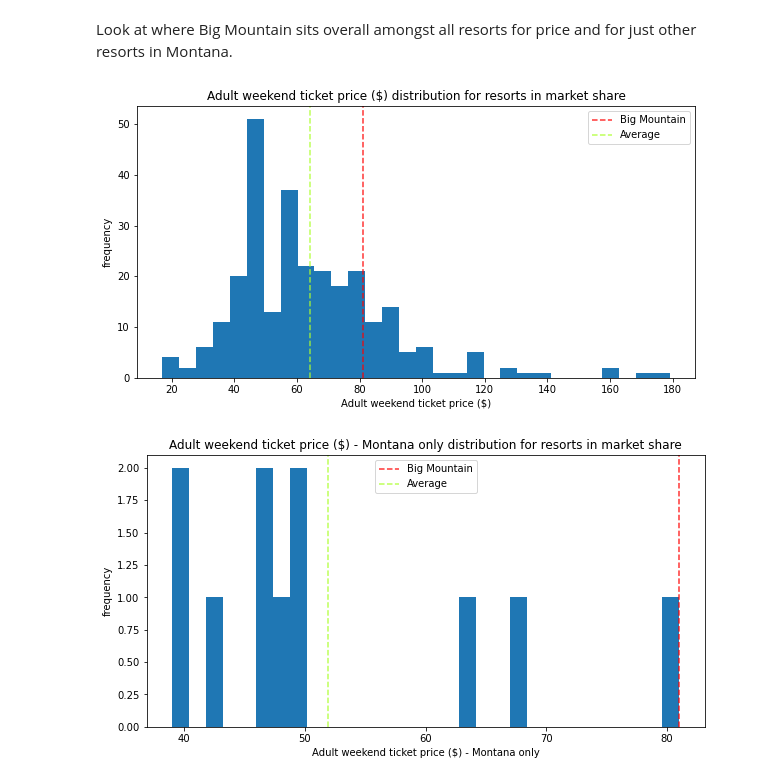
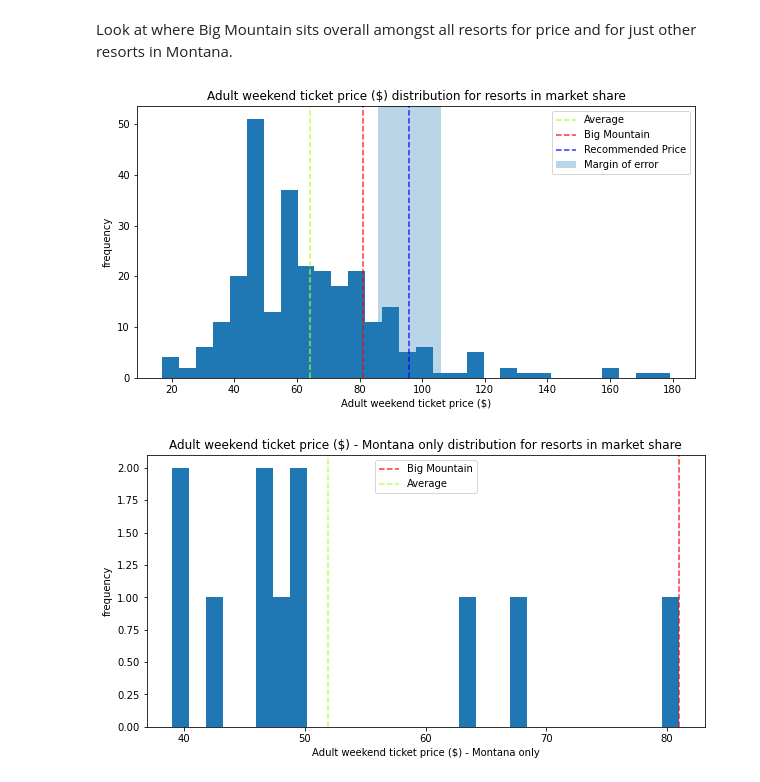
Before and after one commit to scho-git/DataScienceGuidedCapstone, a Jupyter notebook: Notebooks/05_modeling.ipynb, the cells around one changed output. Drawn from its saved outputs; the diff is of its cells as text; code cells hidden in the pictures.

Commit message:
Ticket price distribution-- added margins of error

```diff
--- a/Notebooks/05_modeling.ipynb
+++ b/Notebooks/05_modeling.ipynb
@@ -195,10 +195,23 @@ def plot_compare(feat_name, description, state=None, figsize=(10, 5)):
 ### 5.8.1 Ticket price<a id='5.8.1_Ticket_price'></a>
 # %% [markdown]
 Look at where Big Mountain sits overall amongst all resorts for price and for just other resorts in Montana.
-# %%
-plot_compare('AdultWeekend', 'Adult weekend ticket price ($)')
-# %% [output]
-[figure, removed]
+# %%
+#plot_compare('AdultWeekend', 'Adult weekend ticket price ($)')
+plt.subplots(figsize=(10,5))
+ski_x = ski_data['AdultWeekend']
+ski_x = ski_x[np.isfinite(ski_x)]
+plt.hist(ski_x, bins=30)
+plt.axvline(x=ski_x.mean(), c='greenyellow', ls='--', alpha=0.8, label='Average')
+plt.axvline(x=big_mountain['AdultWeekend'].values, c='r', ls='--', alpha=0.8, label='Big Mountain')
+plt.axvline(x=95.87, c='b', ls='--', alpha=0.8, label='Recommended Price')
+plt.axvspan(xmin=85.87, xmax=105.87, alpha=0.3, label='Margin of error')
+plt.xlabel('Adult weekend ticket price ($)')
+plt.ylabel('frequency')
+plt.title('Adult weekend ticket price ($) distribution for resorts in market share')
+plt.legend()
+plt.show()
+# %% [output]
+[figure, added]
 # %%
 plot_compare('AdultWeekend', 'Adult weekend ticket price ($) - Montana only', state='Montana')
 # %% [output]
```
